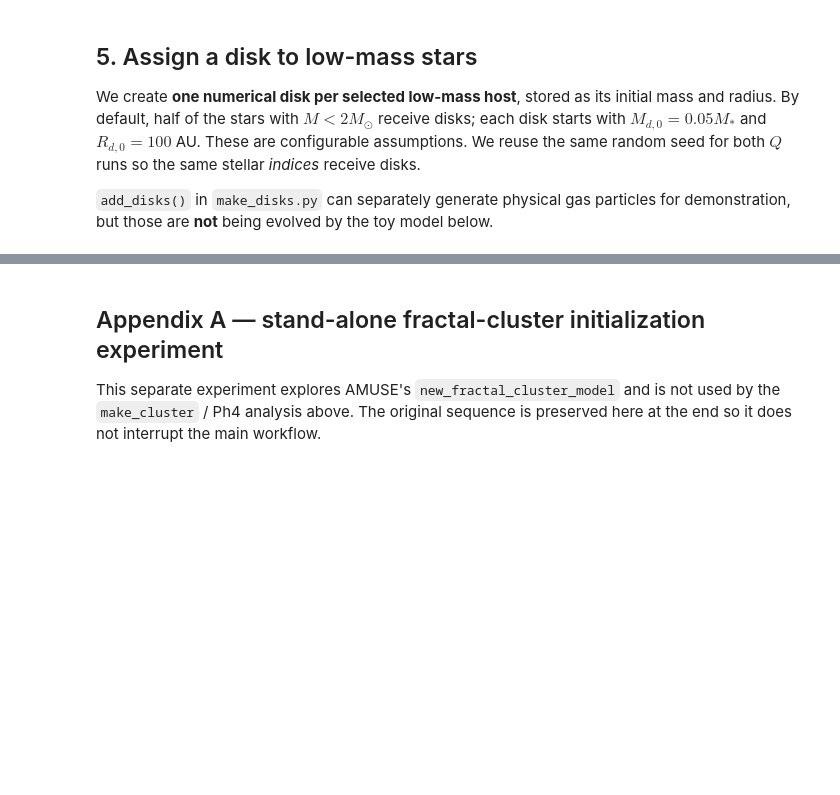
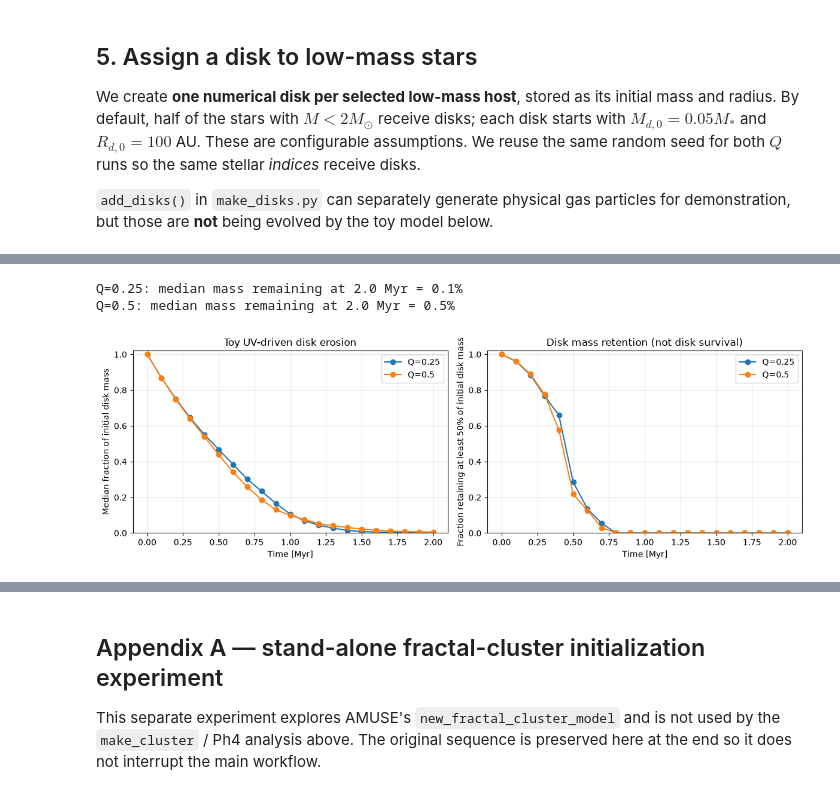
Before and after one commit to sapounas20/AMUSE_project, a Jupyter notebook: Clustering_reorganized.ipynb, the cells around one changed output, grey strips where cells are left out. Drawn from its saved outputs; the diff is of its cells as text; code cells hidden in the pictures; blank space fills up the shorter version.

Commit message:
create disk in low-mass star and evolve with uv erosion

```diff
--- a/Clustering_reorganized.ipynb
+++ b/Clustering_reorganized.ipynb
@@ -194,0 +225,36 @@ We create **one numerical disk per selected low-mass host**, stored as its initi
+# %%
+disk_results = {}
+for label, history in snapshot_sets.items():
+    result = evolve_disk_population(
+        history,
+        disk_populations[label],
+        reference_intensity=100.0,
+        erosion_timescale_myr=1.0,
+        radius_exponent=0.5,
+    )
+    disk_results[label] = result
+    print(f"{label}: median mass remaining at {result['times_myr'][-1]:.1f} Myr "
+          f"= {np.median(result['remaining_fraction'][-1]):.1%}")
+
+fig, axes = plt.subplots(1, 2, figsize=(12, 4))
+for label, result in disk_results.items():
+    times = result["times_myr"]
+    remaining = result["remaining_fraction"]
+    axes[0].plot(times, np.median(remaining, axis=1), "o-", label=label)
+    axes[1].plot(times, np.mean(remaining >= 0.5, axis=1), "o-", label=label)
+
+axes[0].set_ylabel("Median fraction of initial disk mass")
+axes[1].set_ylabel("Fraction retaining at least 50% of initial disk mass")
+for ax in axes:
+    ax.set_xlabel("Time [Myr]")
+    ax.set_ylim(0, 1.02)
+    ax.grid(alpha=0.3)
+    ax.legend()
+axes[0].set_title("Toy UV-driven disk erosion")
+axes[1].set_title("Disk mass retention (not disk survival)")
+plt.tight_layout()
+plt.show()
+# %% [output]
+Q=0.25: median mass remaining at 2.0 Myr = 0.1%
+Q=0.5: median mass remaining at 2.0 Myr = 0.5%
+[figure, added]
```
Also changed, not shown: parts of 5 cells of this notebook.
